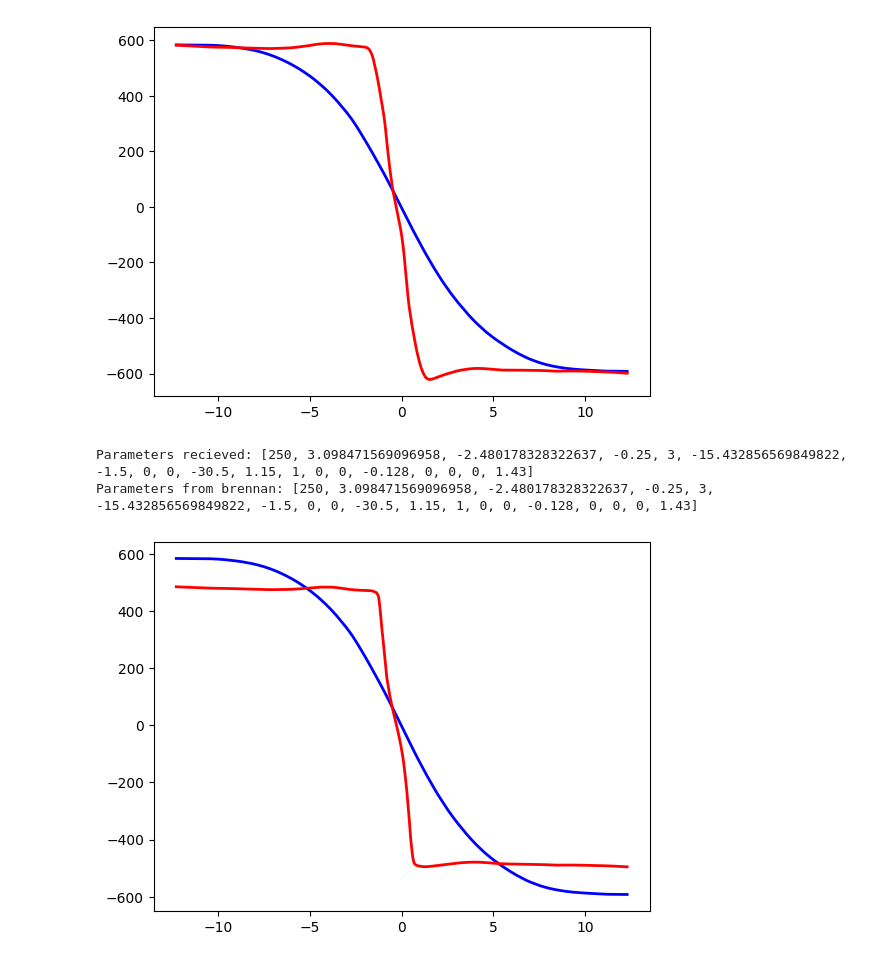
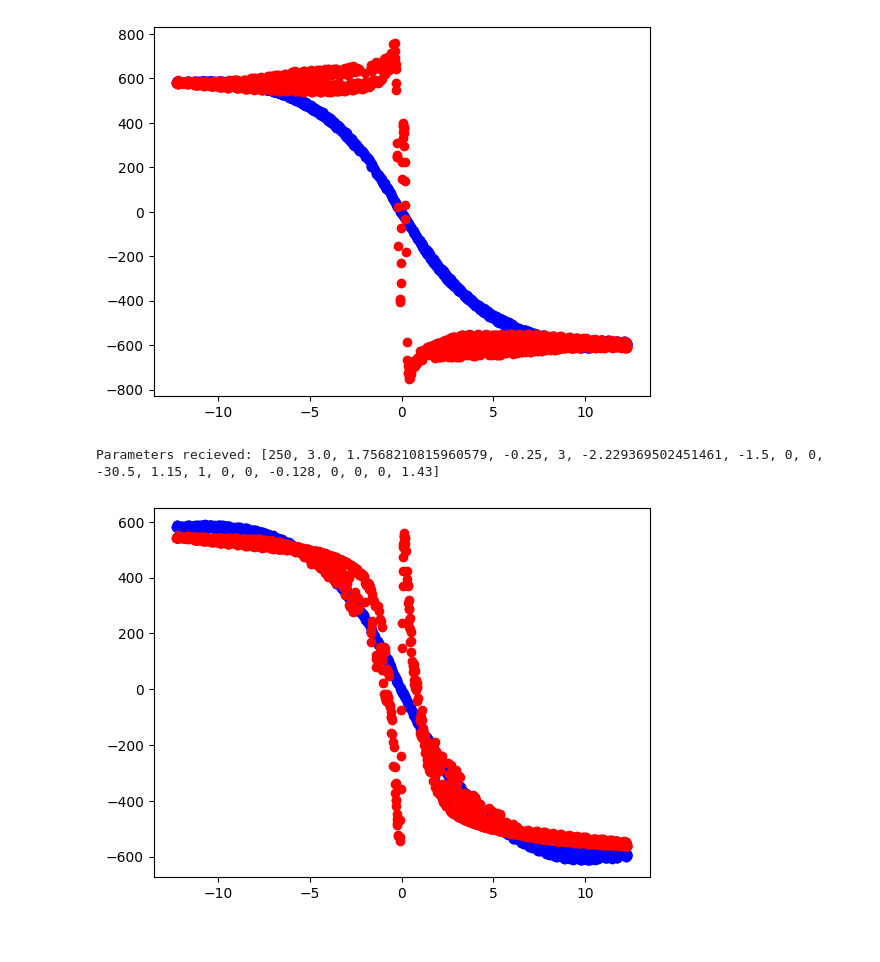
Before and after one commit to Mines-Formula/new-cornering-simulation, a Jupyter notebook: bayesian.ipynb, the cells around one changed output. Saved outputs shown, nothing was run; the diff lists cells and outputs as text; code cells hidden in the pictures.

```diff
--- a/bayesian.ipynb
+++ b/bayesian.ipynb
@@ -69,34 +69,34 @@ def graphResult(P, L, IA, alpha, FZ, FY_measured):
     FY_calculated = pacejka(P, L, IA, alpha, FZ)
     smoothed_measured = sm.nonparametric.lowess(FY_measured, alpha, frac=.1)
     smoothed_calculated = sm.nonparametric.lowess(FY_calculated, alpha, frac=.1)
-    plt.plot(smoothed_measured[:, 0], smoothed_measured[:, 1], color='blue', linewidth=2, label='Measured')
-    plt.plot(smoothed_calculated[:, 0], smoothed_calculated[:, 1], color='red', linewidth=2, label='Calculated')
+    #plt.plot(smoothed_measured[:, 0], smoothed_measured[:, 1], color='blue', linewidth=2, label='Measured')
+    #plt.plot(smoothed_calculated[:, 0], smoothed_calculated[:, 1], color='red', linewidth=2, label='Calculated')
+    plt.scatter(alpha, FY_measured, color='blue')
+    plt.scatter(alpha, FY_calculated, color='red')
     plt.show()
 # %%
 # Define the search space - range of values for each parameter
 P = [250, 1.4, 2.4, -0.25, 3, -0.1, -1.5, 0, 0, -30.5, 1.15, 1, 0, 0, -0.128, 0, 0, 0, 1.43]
-space250 = [Real(-20.0, 20.0, name='p1'),
-         Real(-20.0, 20.0, name='p2'),
-         Real(-20.0, 20.0, name='p5')]
+space250 = [Real(2.5, 3.0, name='p1'),
+         Real(1.5, 1.9, name='p2'),
+         Real(-2.4, -2.1, name='p5')]
 
 df250 = pd.read_csv("C:/Users/ajsau/Downloads/R20_FZ_250_filtered.csv")
 L = np.array([1, 1, 1, 1, 1, 1, 1, 1])
 FZ250 = df250["NormalForce"]
 IA250 = df250["InclinationAngle"]
 alpha250 = df250["SlipAngle"]
 FY_measured250 = df250["LateralForce"]
 graphResult(P, L, IA250, alpha250, FZ250, FY_measured250)
 result = gp_minimize(pacejka250,      # The function to minimize
                      space250,                   # The search space
                      n_calls=50,              # The number of evaluations
                      random_state=42)
 P = add250_coeff(P, result.x)
 print(f"Parameters recieved: {P}")
-print(f"Parameters from brennan: {P}")
 # Plot convergence
 graphResult(P, L, IA250, alpha250, FZ250, FY_measured250)
 # %% [output]
-[figure, old version]
+[figure, new version]
-Parameters recieved: [250, 3.098471569096958, -2.480178328322637, -0.25, 3, -15.432856569849822, -1.5, 0, 0, -30.5, 1.15, 1, 0, 0, -0.128, 0, 0, 0, 1.43]
-Parameters from brennan: [250, 3.098471569096958, -2.480178328322637, -0.25, 3, -15.432856569849822, -1.5, 0, 0, -30.5, 1.15, 1, 0, 0, -0.128, 0, 0, 0, 1.43]
+Parameters recieved: [250, 3.0, 1.7568210815960579, -0.25, 3, -2.229369502451461, -1.5, 0, 0, -30.5, 1.15, 1, 0, 0, -0.128, 0, 0, 0, 1.43]
-[figure, old version]
+[figure, new version]
```
